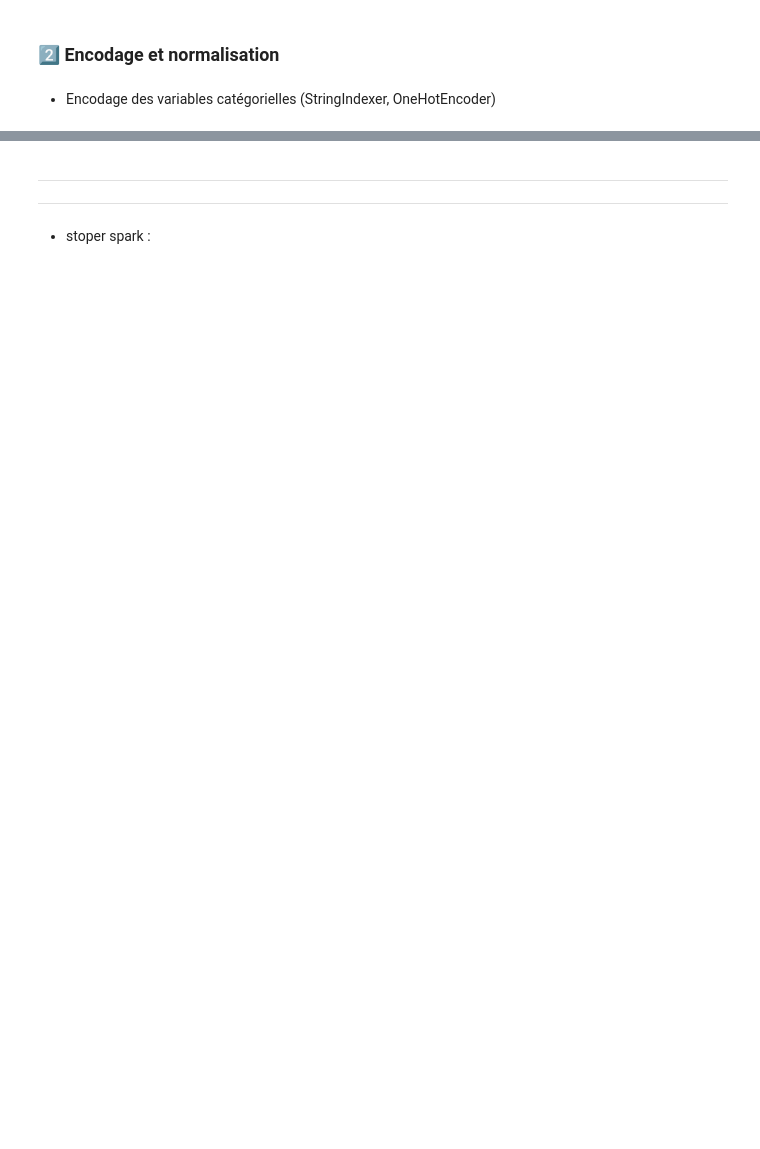
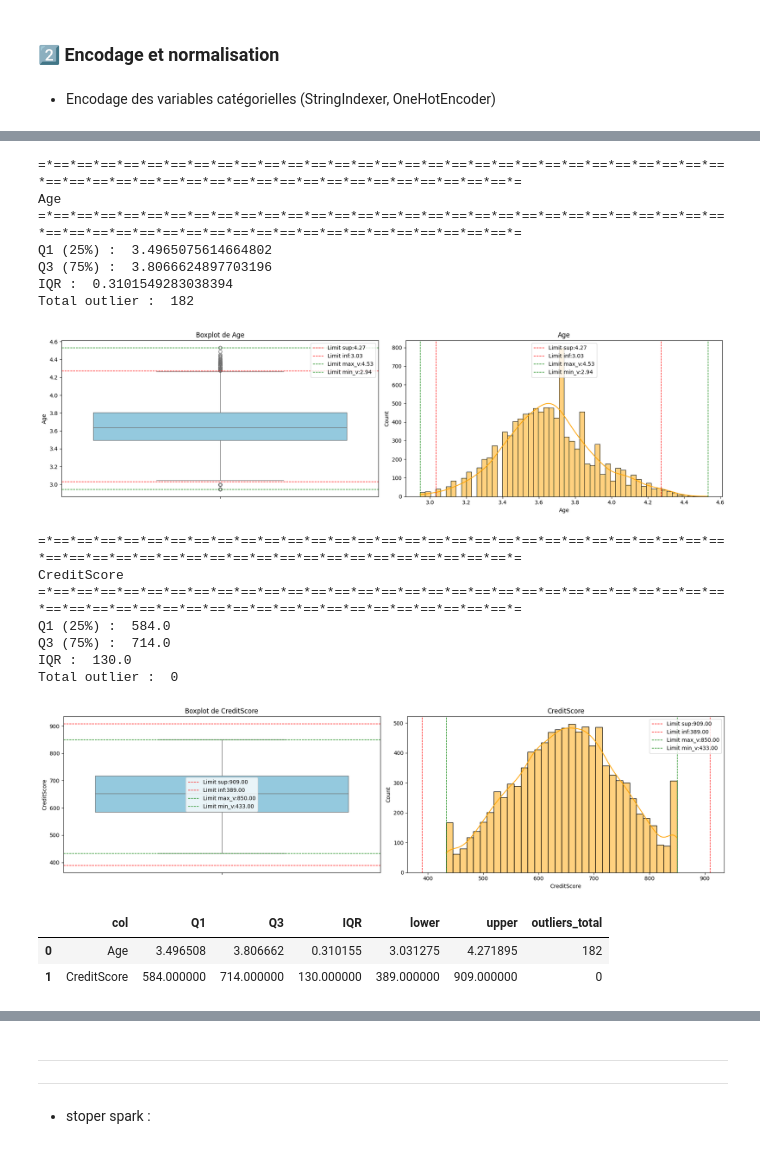
Before and after one commit to bouchramilo/BankAttritionFlow, a Jupyter notebook: notebooks/Eda.ipynb, the cells around one changed output, grey strips where cells are left out. Drawn from its saved outputs; the diff is of its cells as text; code cells hidden in the pictures; blank space fills up the shorter version.

```diff
--- a/notebooks/Eda.ipynb
+++ b/notebooks/Eda.ipynb
@@ -611,0 +674,34 @@ only showing top 5 rows
+# %%
+
+
+def preparation_finale_model(df: DataFrame,
+                             winsor_lower=0.011,
+                             winsor_upper=0.01):
+    """
+    Prépare les données pour le modèle :
+    - Transformation logarithmique de Age
+    - Winsorisation de CreditScore (limite les valeurs extrêmes)
+    """
+
+    # 1️⃣ Transformation log de Age
+    # On ajoute 1 comme dans log1p pour éviter log(0)
+    df = df.withColumn("Age", F.log1p(F.col("Age")))
+
+    # 2️⃣ Winsorisation de CreditScore
+    # On calcule les quantiles inférieurs et supérieurs
+    q_low, q_high = df.approxQuantile("CreditScore", [winsor_lower, 1 - winsor_upper], 0.01)
+
+    df = df.withColumn(
+        "CreditScore",
+        F.when(F.col("CreditScore") < q_low, q_low)
+         .when(F.col("CreditScore") > q_high, q_high)
+         .otherwise(F.col("CreditScore"))
+    )
+
+    return df
+
+
+
+df_prepare = preparation_finale_model(df_encoded)
+
+df_prepare.select("Age", "CreditScore").show(5)
@@ -611,0 +719,26 @@ only showing top 5 rows
+# %%
+cols_verify = ['Age', 'CreditScore']
+
+
+out_reports = outliers_detections_cols(df_prepare, cols_verify, )
+out_reports
+# %% [output]
+=*==*==*==*==*==*==*==*==*==*==*==*==*==*==*==*==*==*==*==*==*==*==*==*==*==*==*==*==*==*==*==*==*==*==*==*==*==*==*==*==*==*==*==*==*==*==*==*==*==*=
+Age
+=*==*==*==*==*==*==*==*==*==*==*==*==*==*==*==*==*==*==*==*==*==*==*==*==*==*==*==*==*==*==*==*==*==*==*==*==*==*==*==*==*==*==*==*==*==*==*==*==*==*=
+Q1 (25%) :  3.4965075614664802
+Q3 (75%) :  3.8066624897703196
+IQR :  0.3101549283038394
+Total outlier :  182
+[figure, added]
+=*==*==*==*==*==*==*==*==*==*==*==*==*==*==*==*==*==*==*==*==*==*==*==*==*==*==*==*==*==*==*==*==*==*==*==*==*==*==*==*==*==*==*==*==*==*==*==*==*==*=
+CreditScore
+=*==*==*==*==*==*==*==*==*==*==*==*==*==*==*==*==*==*==*==*==*==*==*==*==*==*==*==*==*==*==*==*==*==*==*==*==*==*==*==*==*==*==*==*==*==*==*==*==*==*=
+Q1 (25%) :  584.0
+Q3 (75%) :  714.0
+IQR :  130.0
+Total outlier :  0
+[figure, added]
+|  | col | Q1 | Q3 | IQR | lower | upper | outliers_total |
+| 0 | Age | 3.496508 | 3.806662 | 0.310155 | 3.031275 | 4.271895 | 182 |
+| 1 | CreditScore | 584.000000 | 714.000000 | 130.000000 | 389.000000 | 909.000000 | 0 |
```
Also changed, not shown: parts of 19 cells of this notebook, 3 other files.
